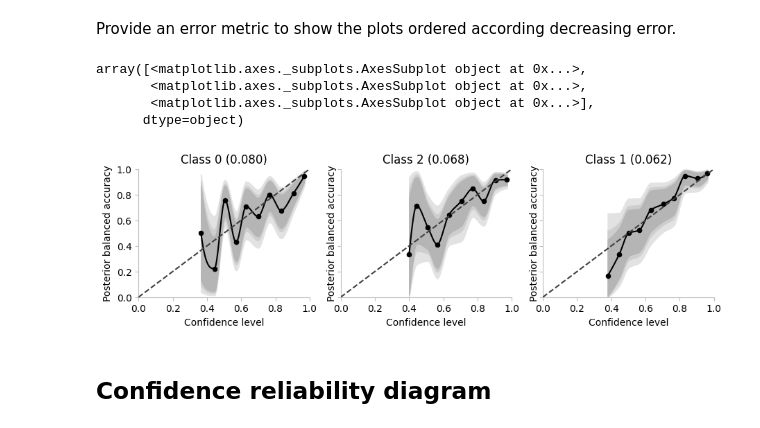
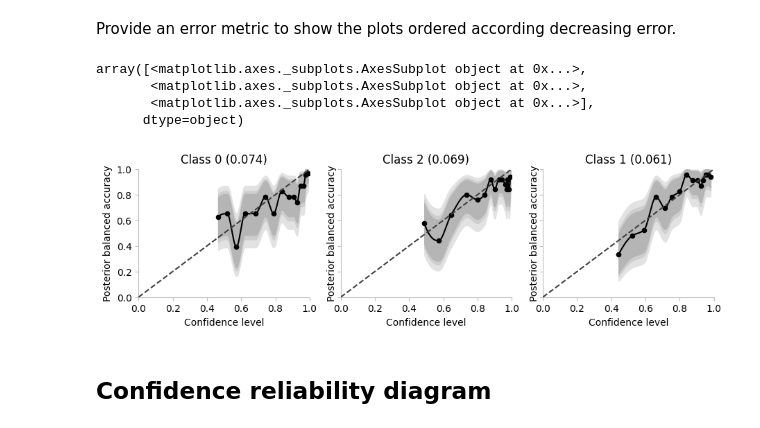
Before and after one commit to MaximLippeveld/riverreliability, a Jupyter notebook: notebooks/plots.ipynb, the cells around one changed output. Cells and saved outputs as stored; diff of their text form; code cells hidden in the pictures.

```diff
--- a/notebooks/plots.ipynb
+++ b/notebooks/plots.ipynb
@@ -293,13 +302,13 @@ array([<matplotlib.axes._subplots.AxesSubplot object at 0x...>,
 # %% [markdown]
 Provide an error metric to show the plots ordered according decreasing error.
 # %%
-class_wise_river_reliability_diagram(y_probs, y_probs.argmax(axis=1), y_test, bins=15, metric=rmetrics.peace)
+class_wise_river_reliability_diagram(y_probs, y_probs.argmax(axis=1), y_test, bins="count", metric=rmetrics.peace)
 # %% [output]
 array([<matplotlib.axes._subplots.AxesSubplot object at 0x...>,
        <matplotlib.axes._subplots.AxesSubplot object at 0x...>,
        <matplotlib.axes._subplots.AxesSubplot object at 0x...>],
       dtype=object)
-[figure, old version]
+[figure, new version]
 # %% [markdown]
 ## Confidence reliability diagram
 # %%
```
Also changed, not shown: parts of 4 cells of this notebook, 13 other files.
